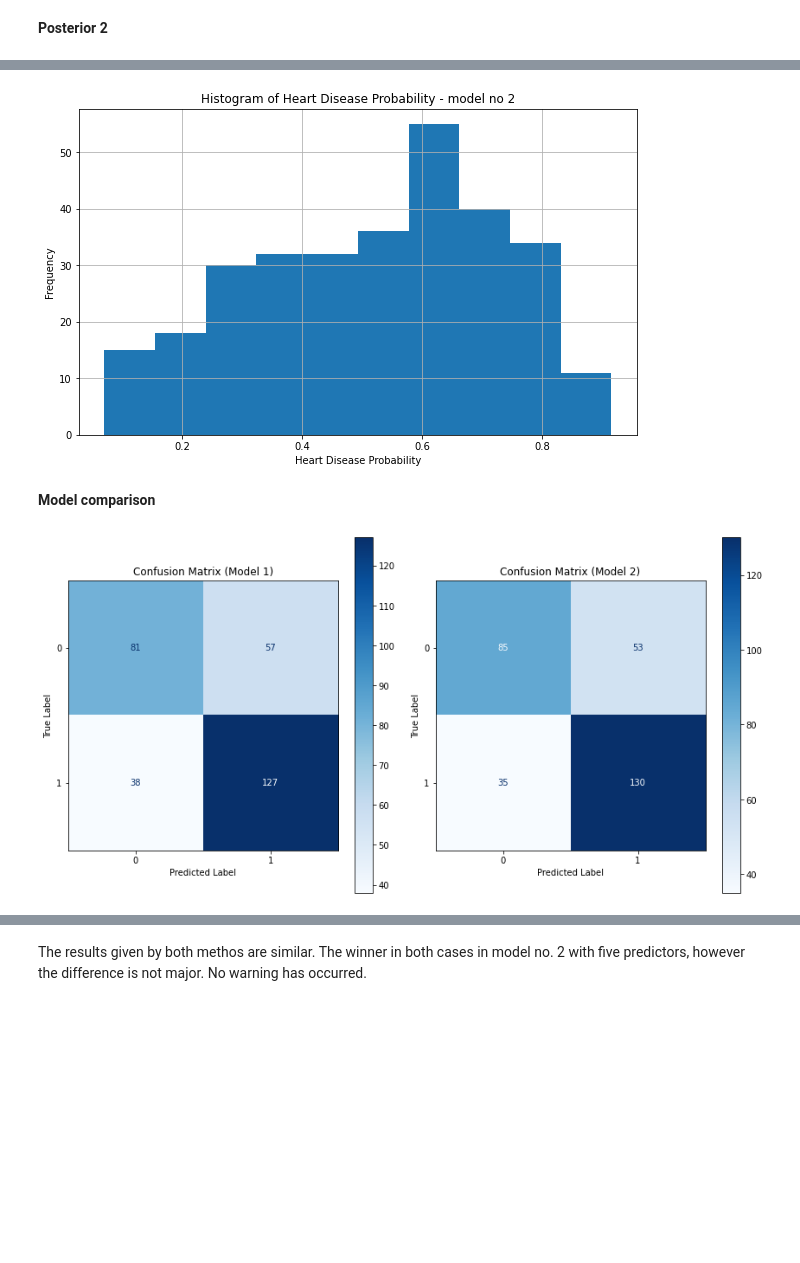
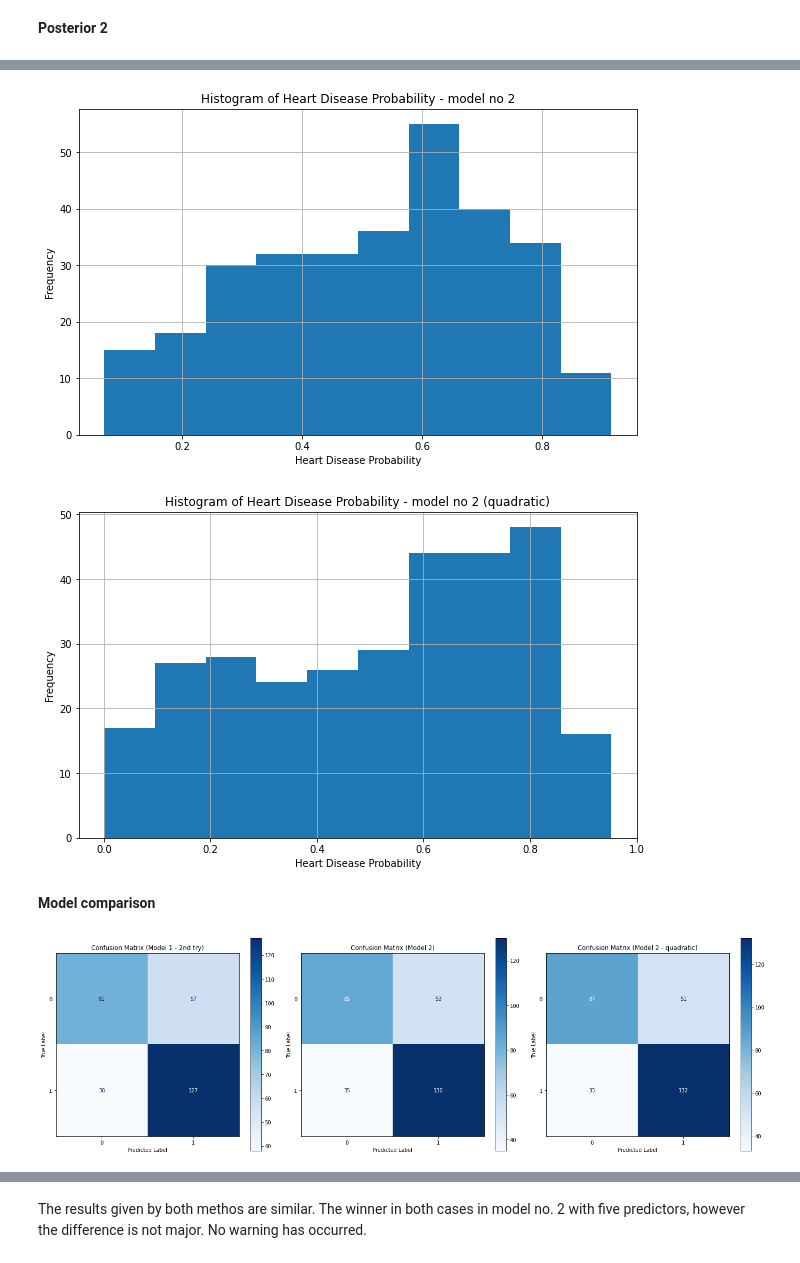
Before and after one commit to wasikjakub/bayesian-heart-disease-prediction, a Jupyter notebook: final_notebook.ipynb, the cells around one changed output, grey strips where cells are left out. Drawn from its saved outputs; the diff is of its cells as text; code cells hidden in the pictures; blank space fills up the shorter version.

Commit message:
additional model

```diff
--- a/final_notebook.ipynb
+++ b/final_notebook.ipynb
@@ -436,0 +439,21 @@ chain 1 |          | 00:00 Status
+# %%
+data = pd.read_csv('heart.csv').dropna()
+data_model2 = data[['age', 'trestbps', 'thalach', 'chol', 'oldpeak']]
+data_model2_dict = {
+    'N': len(data_model2),
+    'age': data_model2['age'].values,
+    'trestbps': data_model2['trestbps'].values,
+    'thalach': data_model2['thalach'].values,
+    'chol': data_model2['chol'].values,
+    'oldpeak': data_model2['oldpeak'].values,
+    'y': data['target'].values
+}
+# %%
+posterior2_model_q = CmdStanModel(stan_file='posterior2_quadratic.stan')
+sim2_q = posterior2_model_q.sample(data=data_model2_dict,
+                        iter_sampling=1000,
+                        iter_warmup=1000,
+                        chains=1,
+                        fixed_param=False,
+                        seed=24252)
+posterior2_q = sim2_q.draws_pd()
@@ -524,40 +633,61 @@ plt.xlabel('Heart Disease Probability')
 plt.ylabel('Frequency')
 plt.grid()
 plt.show()
+
+histogram_data = []
+for i in range(len(data2)):
+    histogram_data.append(posterior2_q[f"combined_heart_disease_prob[{i + 1}]"][0])
+plt.figure(figsize=(10, 6))
+plt.hist(histogram_data)
+plt.title('Histogram of Heart Disease Probability - model no 2 (quadratic)')
+plt.xlabel('Heart Disease Probability')
+plt.ylabel('Frequency')
+plt.grid()
+plt.show()
 # %% [output]
 [figure]
+[figure, added]
 # %% [markdown]
 **Model comparison**
 # %%
 predictions1 = sim1.stan_variable('combined_heart_disease_prob').mean(axis=0)
 predictions2 = sim2.stan_variable('combined_heart_disease_prob').mean(axis=0)
+predictions2_q = sim2_q.stan_variable('combined_heart_disease_prob').mean(axis=0)
 
 threshold = 0.5
 pred_labels1 = (predictions1 > threshold).astype(int)
 pred_labels2 = (predictions2 > threshold).astype(int)
+pred_labels2_q = (predictions2_q > threshold).astype(int)
 
 cm1 = confusion_matrix(data['target'], pred_labels1)
 cm2 = confusion_matrix(data['target'], pred_labels2)
+cm2_q = confusion_matrix(data['target'], pred_labels2_q)
 
 # Plot confusion matrices
-fig, axs = plt.subplots(1, 2, figsize=(12, 6))
+fig, axs = plt.subplots(1, 3, figsize=(20, 6))
 
 # Confusion matrix for Model 1
 disp1 = ConfusionMatrixDisplay(confusion_matrix=cm1, display_labels=[0, 1])
 disp1.plot(ax=axs[0], cmap='Blues')
-axs[0].set_title('Confusion Matrix (Model 1)')
+axs[0].set_title('Confusion Matrix (Model 1 - 2nd try)')
 axs[0].set_xlabel('Predicted Label')
 axs[0].set_ylabel('True Label')
 
 # Confusion matrix for Model 2
 disp2 = ConfusionMatrixDisplay(confusion_matrix=cm2, display_labels=[0, 1])
 disp2.plot(ax=axs[1], cmap='Blues')
 axs[1].set_title('Confusion Matrix (Model 2)')
 axs[1].set_xlabel('Predicted Label')
 axs[1].set_ylabel('True Label')
 
+disp2 = ConfusionMatrixDisplay(confusion_matrix=cm2_q, display_labels=[0, 1])
+disp2.plot(ax=axs[2], cmap='Blues')
+axs[2].set_title('Confusion Matrix (Model 2 - quadratic)')
+axs[2].set_xlabel('Predicted Label')
+axs[2].set_ylabel('True Label')
+
 plt.tight_layout()
 plt.show()
 # %% [output]
-[figure, old version]
+[figure, new version]
 # %%
```
Also changed, not shown: parts of 17 cells of this notebook, 2 other files.
